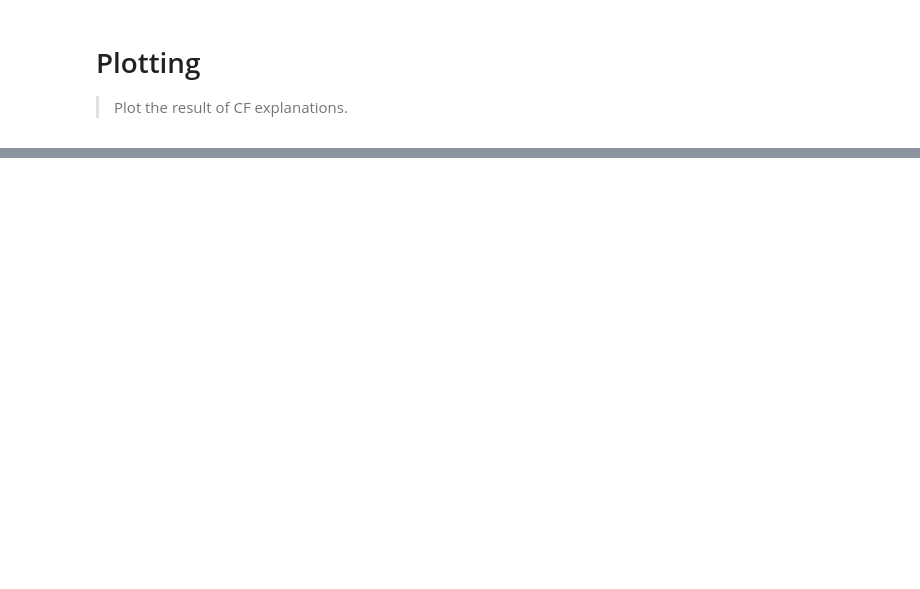
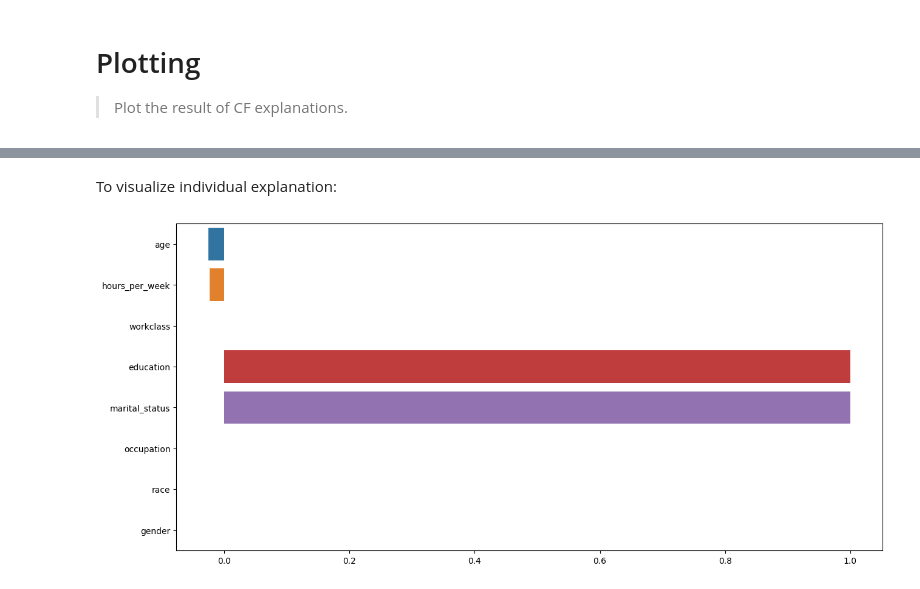
Before and after one commit to BirkhoffG/ReLax, a Jupyter notebook: nbs/07_plotting.ipynb, the cells around one changed output, grey strips where cells are left out. Saved outputs shown, nothing was run; the diff lists cells and outputs as text; code cells hidden in the pictures; blank space fills up the shorter version.

Commit message:
Refactor plotting

```diff
--- a/nbs/07_plotting.ipynb
+++ b/nbs/07_plotting.ipynb
@@ -431,0 +193,20 @@ stripplot(X, counternet_exp.cfs, dm, "Test Strip Plot for Counter Net", 300, 42,
+# %%
+#| export
+def individual_plot(
+    exp: Explanation, # Explanations to visualize
+    idx: int, # Index for visualization
+    figsize=(15, 7) # Figure plot
+) -> plt.Figure:
+    """Locally visualize individual explanations."""
+
+    cont, cat = _diff(
+        exp.X[idx, :].reshape(1, -1), exp.cfs[idx, :].reshape(1, -1),
+        exp.pred_fn, exp.data_module, return_outcome_col=False
+    )
+    diff = pd.concat([cont, cat], axis=1)
+
+    # plot individual differences
+    fig, ax = plt.subplots()
+    _barplot(diff.iloc[0], ax)
+    fig.set_size_inches(figsize[0], figsize[1])
+    return fig
@@ -431,0 +223,21 @@ stripplot(X, counternet_exp.cfs, dm, "Test Strip Plot for Counter Net", 300, 42,
+# %%
+#| output: false
+# load configs
+configs = load_json('assets/configs/data_configs/adult.json')
+m_configs = configs['mlp_configs']
+data_configs = configs['data_configs']
+t_configs = dict(n_epochs=10, batch_size=256)
+
+# load data and model
+dm = TabularDataModule(data_configs)
+model = PredictiveTrainingModule(m_configs)
+
+# train predictive models
+params, opt_state = train_model(model, dm, t_configs)
+pred_fn = lambda x, params, prng_key: model.forward(params, prng_key, x, is_training=False)
+
+# generate explanations
+exp = generate_cf_explanations(
+    VanillaCF(), dm, pred_fn,
+    pred_fn_args=dict(params=params, prng_key=random.PRNGKey(0))
+)
@@ -431,0 +257,7 @@ stripplot(X, counternet_exp.cfs, dm, "Test Strip Plot for Counter Net", 300, 42,
+# %% [markdown]
+To visualize individual explanation:
+# %%
+# this visualize the differences between `exp.X[0]` and `exp.cfs[0]`
+fig = individual_plot(exp, idx=0)
+# %% [output]
+[figure, added]
```
Also changed, not shown: parts of 44 cells of this notebook, 4 other files.
